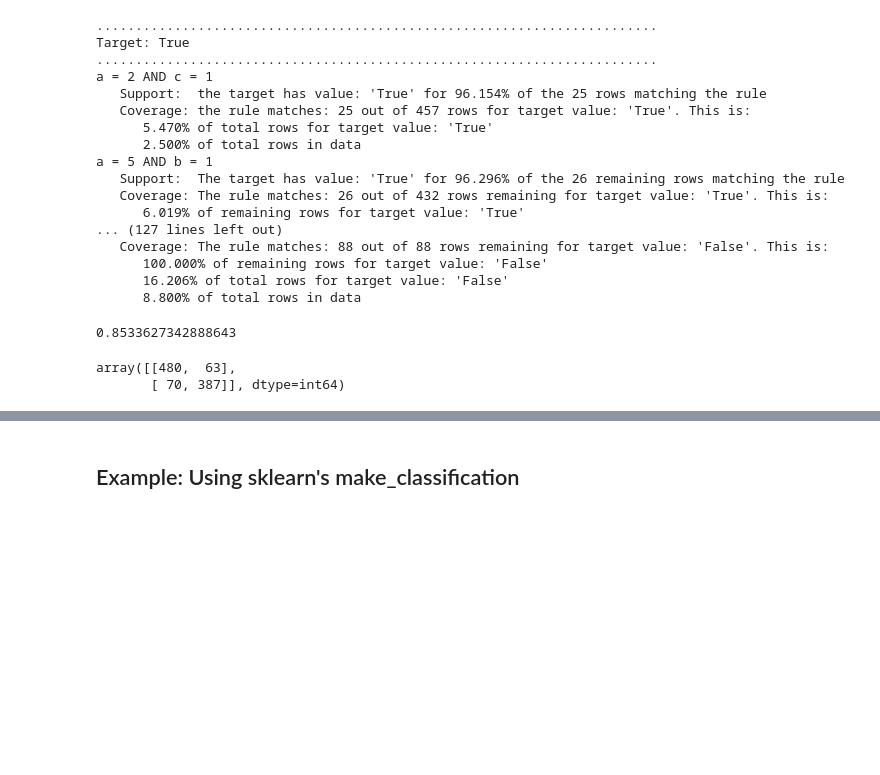
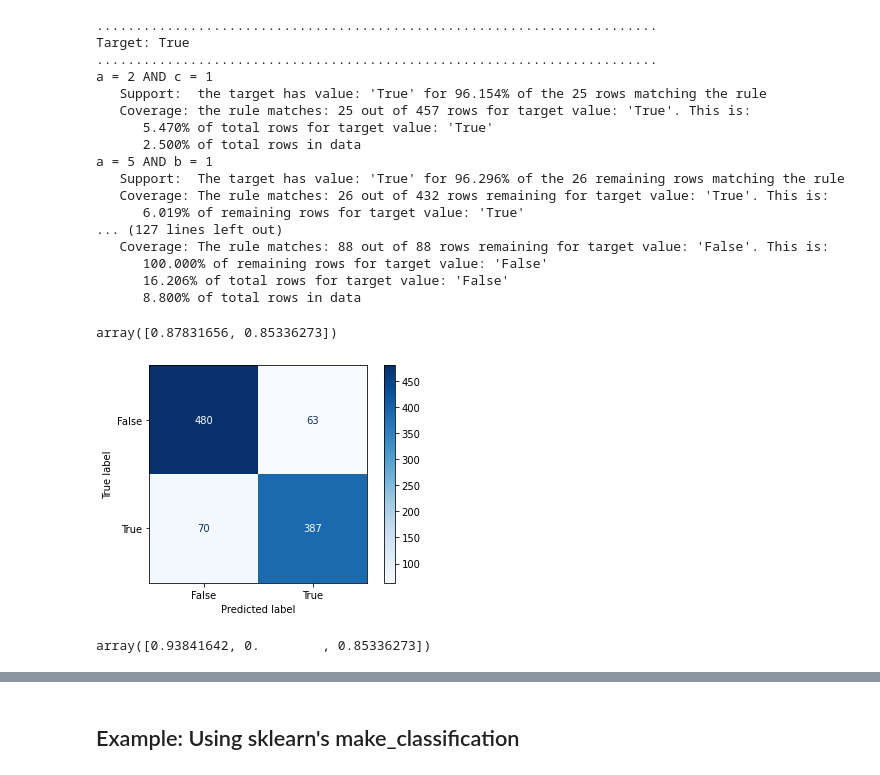
Before and after one commit to Brett-Kennedy/PRISM-Rules, a Jupyter notebook: Examples/PRISM Rules Examples.ipynb, the cells around one changed output, grey strips where cells are left out. Saved outputs shown, nothing was run; the diff lists cells and outputs as text; code cells hidden in the pictures; blank space fills up the shorter version.

```diff
--- a/Examples/PRISM Rules Examples.ipynb
+++ b/Examples/PRISM Rules Examples.ipynb
@@ -51,17 +53,39 @@ a = 5 AND b = 1
       16.206% of total rows for target value: 'False'
       8.800% of total rows in data
 # %%
-# This tests on the training data, so is simply a smoke test
-# and not a measure of how accurute the model is. In this case
-# this can be used since the synthetic data is perfectly
-# consistent.
+# This tests predicting on the training data, so is simply a
+# smoke test and not a measure of how accurute the model is.
+# In this case, the synthetic data is perfectly consistent
+# so any test data would be similar.
+# This sets average to None, to get the F1 score for both classes.
 
 y_pred = prism.predict(df.drop(columns=['Y']))
-f1_score(df['Y'], y_pred)
+f1_score(df['Y'], y_pred, average=None)
 # %% [output]
-0.8533627342888643
+array([0.87831656, 0.85336273])
-# %%
-confusion_matrix(df['Y'], y_pred)
-# %% [output]
-array([[480,  63],
-       [ 70, 387]], dtype=int64)
+# %%
+# We next display the confusion matrix.
+
+labels = y_pred.unique()
+cm = confusion_matrix(df['Y'], y_pred, labels=labels)
+disp = ConfusionMatrixDisplay(confusion_matrix=cm, display_labels=labels)
+disp.plot(cmap='Blues')
+plt.show()
+# %% [output]
+[figure, added]
+# %%
+# We again get the predictions, this time leaving any
+# records where the is no prediction as "NO PREDICTION"
+# as opposed to using the default (most common) value.
+# This is done setting leave_unknown to True.
+# Here we must set the Y column to string to match the
+# type of the predictions.
+
+# The f1 score improves for the first class as less
+# predictions were made in error, though this does leave
+# 70 records with no prediction, as seen next.
+
+y_pred = prism.predict(df.drop(columns=['Y']), leave_unknown=True)
+f1_score(df['Y'].astype(str), y_pred, average=None)
+# %% [output]
+array([0.93841642, 0.        , 0.85336273])
```
Also changed, not shown: parts of 26 cells of this notebook.
